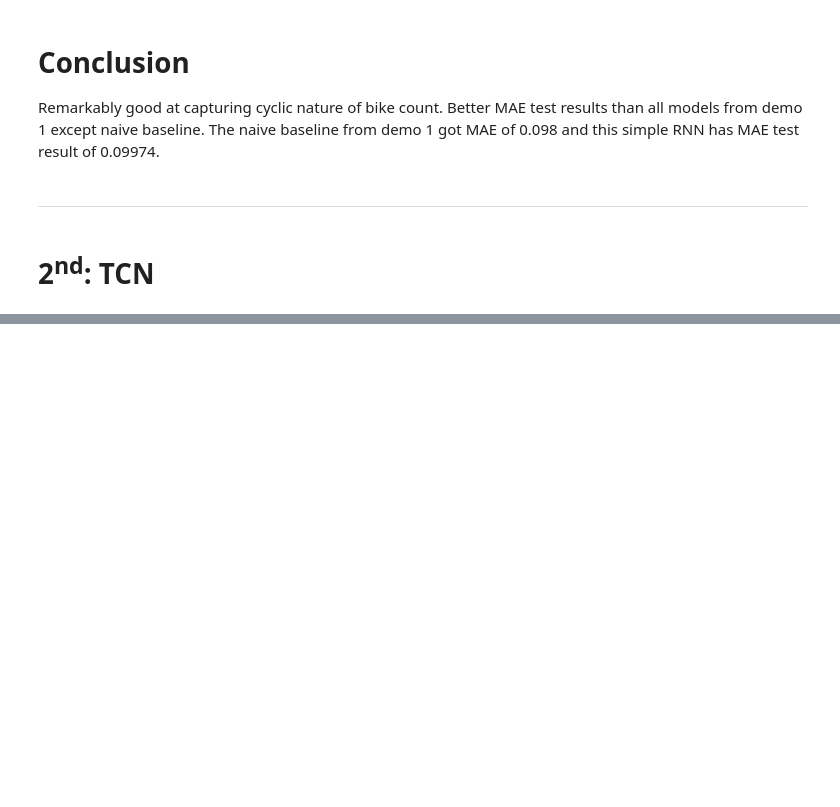
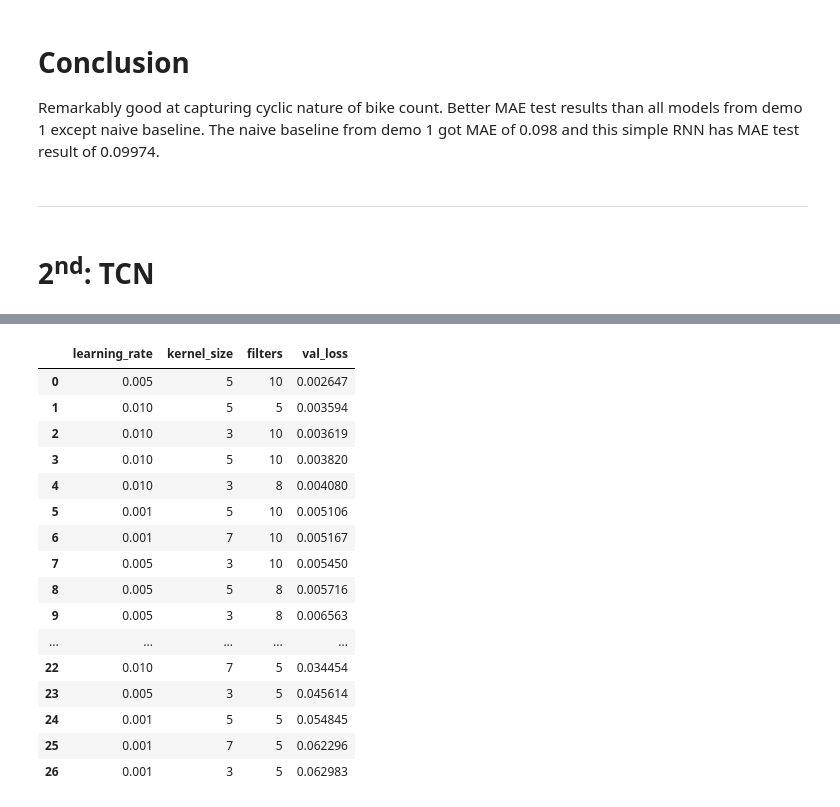
Before and after one commit to LamaAbdulal/AISE4010_Project, a Jupyter notebook: standard_RNN_demo2.ipynb, the cells around one changed output, grey strips where cells are left out. Drawn from its saved outputs; the diff is of its cells as text; code cells hidden in the pictures; blank space fills up the shorter version.

```diff
--- a/standard_RNN_demo2.ipynb
+++ b/standard_RNN_demo2.ipynb
@@ -391,0 +599,64 @@ FILTERS = 8              # TCN filters per convolution. Assume 8.
+# %%
+from itertools import product
+import pandas as pd
+
+learning_rate_range = [1e-3, 1e-2, 0.5e-2]
+Kernel_size_range = [3, 5, 7]
+number_of_filters_range = [5, 8, 10]
+
+all_results = []
+
+# Loop over configurations and show progress for each model run
+for idx, (LR, kernel_size, number_of_filters) in enumerate(product(learning_rate_range, Kernel_size_range, number_of_filters_range), start=1):
+    print(f"\n=== Training Configuration {idx}/27: LR={LR}, Kernel Size={kernel_size}, Filters={number_of_filters} ===")
+    keras.backend.clear_session()
+    keras.utils.set_random_seed(RANDOM_SEED)
+
+    inputs_tune = keras.Input(shape=(WINDOW, n_features))
+
+    def residual_block_tune(x, dilation, name):
+        shortcut = x if x.shape[-1] == number_of_filters else layers.Conv1D(number_of_filters, 1)(x) #So, when the size of channels differs, use 1x1 convolution.
+        for _ in range(2):
+            x = layers.Conv1D(number_of_filters, kernel_size, padding='causal', dilation_rate=dilation)(x) #Making sure convolution is causal to avoid using future data.
+            x = layers.LayerNormalization()(x)
+            x = layers.Activation('relu')(x)
+            x = layers.Dropout(DROPOUT)(x)
+        return layers.Activation('relu', name=name)(layers.Add()([shortcut, x]))
+
+    x_tuned = inputs_tune
+    for i, d in enumerate(STABLE_DILATIONS, start=1):
+        x_tuned = residual_block_tune(x_tuned, d, name=f'block{i}')
+
+    outputs_tune = layers.Dense(1)(x_tuned[:, -1, :])
+    model_tune = keras.Model(inputs_tune, outputs_tune)
+
+    model_tune.compile(optimizer=keras.optimizers.Adam(learning_rate=LR), loss='mse')
+    stop = keras.callbacks.EarlyStopping(monitor='val_loss', patience=5, restore_best_weights=True)
+
+    y_train_cnt = y_train[:, 0, 0]
+    y_val_cnt = y_val[:, 0, 0]
+
+    # Setting verbose=1 to show epoch progress bar
+    history = model_tune.fit(
+        X_train, y_train_cnt,
+        validation_data=(X_val, y_val_cnt),
+        epochs=30,
+        batch_size=32,
+        callbacks=[stop],
+        verbose=1
+    )
+
+    best_val_loss = min(history.history['val_loss'])
+    all_results.append({
+        'learning_rate': LR,
+        'kernel_size': kernel_size,
+        'filters': number_of_filters,
+        'val_loss': best_val_loss
+    })
+    print(f"Finished Config {idx}/27. Best Val Loss: {best_val_loss:.6f}")
+
+# Create and display the completed grid search results table
+full_results_df = pd.DataFrame(all_results)
+full_results_df = full_results_df.sort_values(by='val_loss').reset_index(drop=True)
+display(full_results_df)
+# %% [output]
@@ -391,0 +680,17 @@ FILTERS = 8              # TCN filters per convolution. Assume 8.
+|  | learning_rate | kernel_size | filters | val_loss |
+| 0 | 0.005 | 5 | 10 | 0.002647 |
+| 1 | 0.010 | 5 | 5 | 0.003594 |
+| 2 | 0.010 | 3 | 10 | 0.003619 |
+| 3 | 0.010 | 5 | 10 | 0.003820 |
+| 4 | 0.010 | 3 | 8 | 0.004080 |
+| 5 | 0.001 | 5 | 10 | 0.005106 |
+| 6 | 0.001 | 7 | 10 | 0.005167 |
+| 7 | 0.005 | 3 | 10 | 0.005450 |
+| 8 | 0.005 | 5 | 8 | 0.005716 |
+| 9 | 0.005 | 3 | 8 | 0.006563 |
+| ... | ... | ... | ... | ... |
+| 22 | 0.010 | 7 | 5 | 0.034454 |
+| 23 | 0.005 | 3 | 5 | 0.045614 |
+| 24 | 0.001 | 5 | 5 | 0.054845 |
+| 25 | 0.001 | 7 | 5 | 0.062296 |
+| 26 | 0.001 | 3 | 5 | 0.062983 |
```
Also changed, not shown: parts of 13 cells of this notebook.
